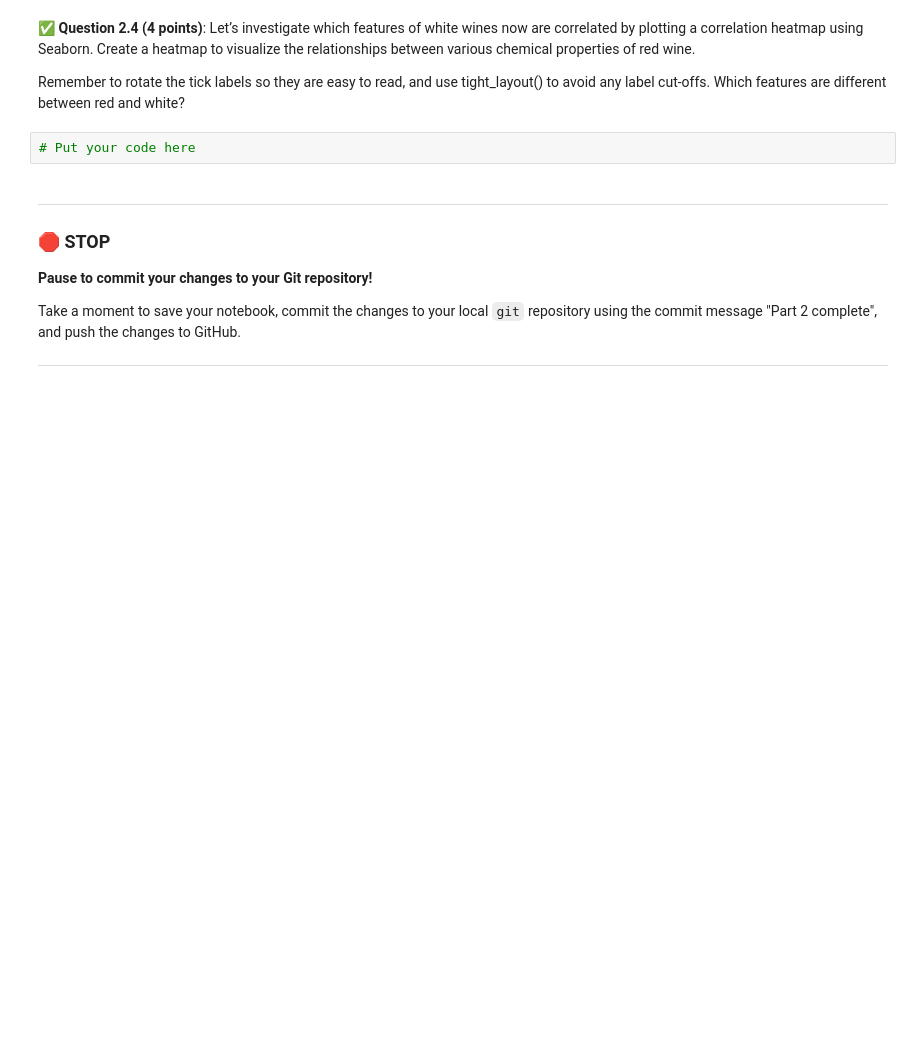
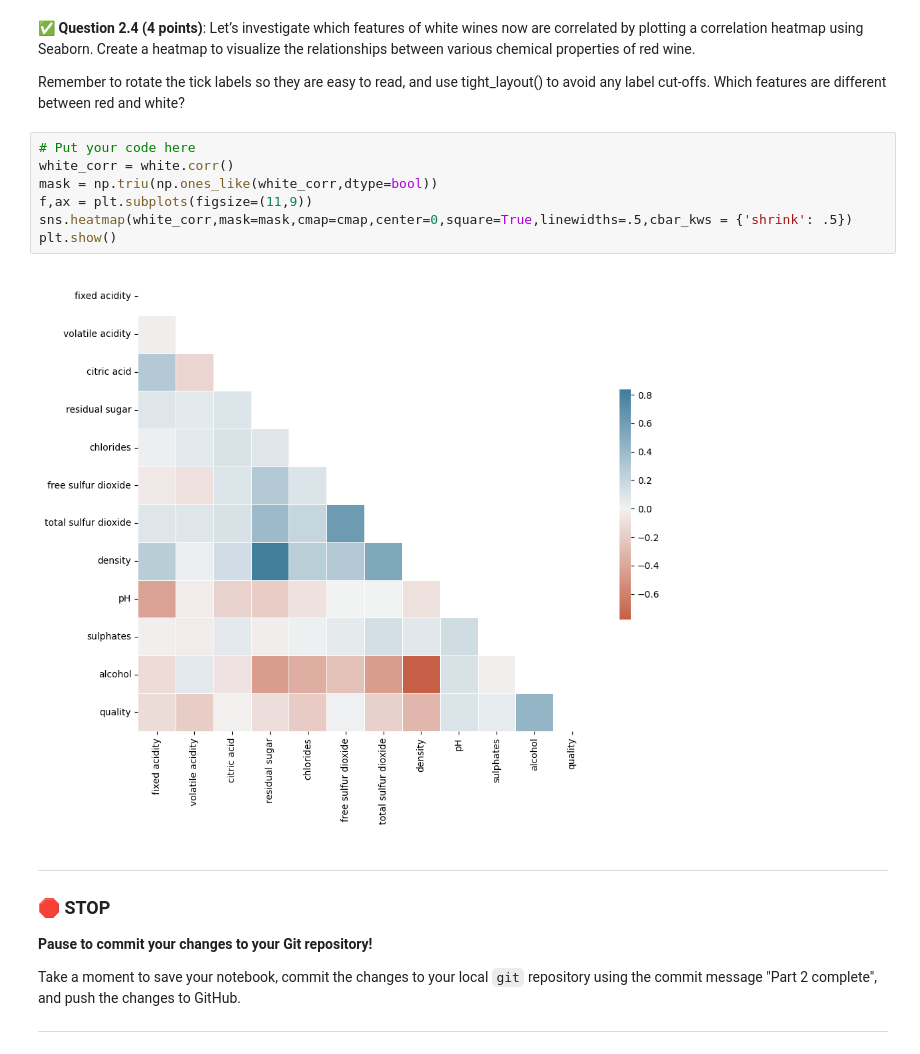
Before and after one commit to graysonslansky/CMSE202-f24-turnin, a Jupyter notebook: hw-03/HW-03_Regression-STUDENT.ipynb, the cells around one changed output. Drawn from its saved outputs; the diff is of its cells as text; blank space fills up the shorter version.

```diff
--- a/hw-03/HW-03_Regression-STUDENT.ipynb
+++ b/hw-03/HW-03_Regression-STUDENT.ipynb
@@ -82,8 +120,15 @@ Remember to rotate the tick labels so they are easy to read, and use tight_layou
 
 Remember to rotate the tick labels so they are easy to read, and use tight_layout() to avoid any label cut-offs.
 Which features are different between red and white?
-# %%
-# Put your code here
+# %%
+# Put your code here
+white_corr = white.corr()
+mask = np.triu(np.ones_like(white_corr,dtype=bool))
+f,ax = plt.subplots(figsize=(11,9))
+sns.heatmap(white_corr,mask=mask,cmap=cmap,center=0,square=True,linewidths=.5,cbar_kws = {'shrink': .5})
+plt.show()
+# %% [output]
+[figure, added]
 # %% [markdown]
 ---
 ### &#128721; STOP
```
Also changed, not shown: parts of 5 cells of this notebook.
